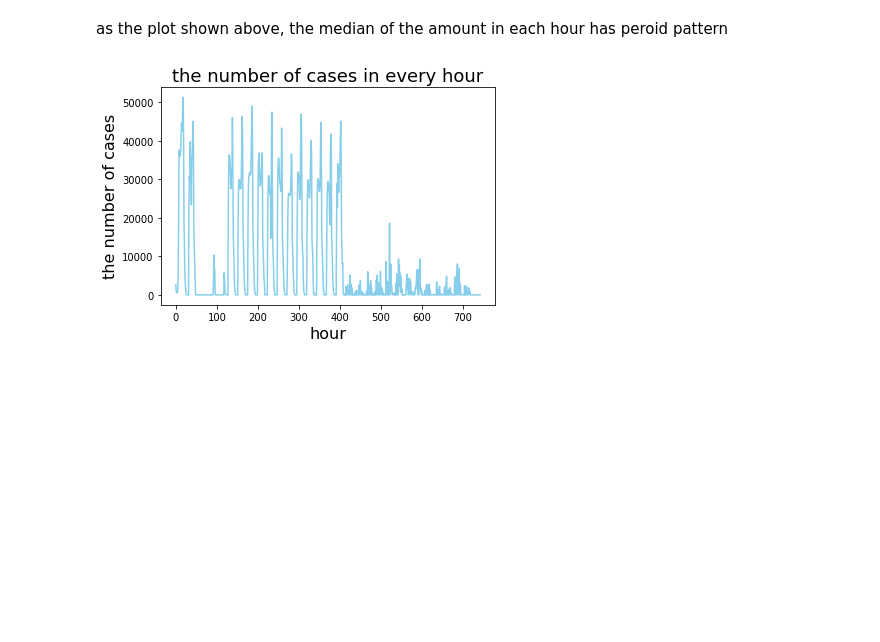
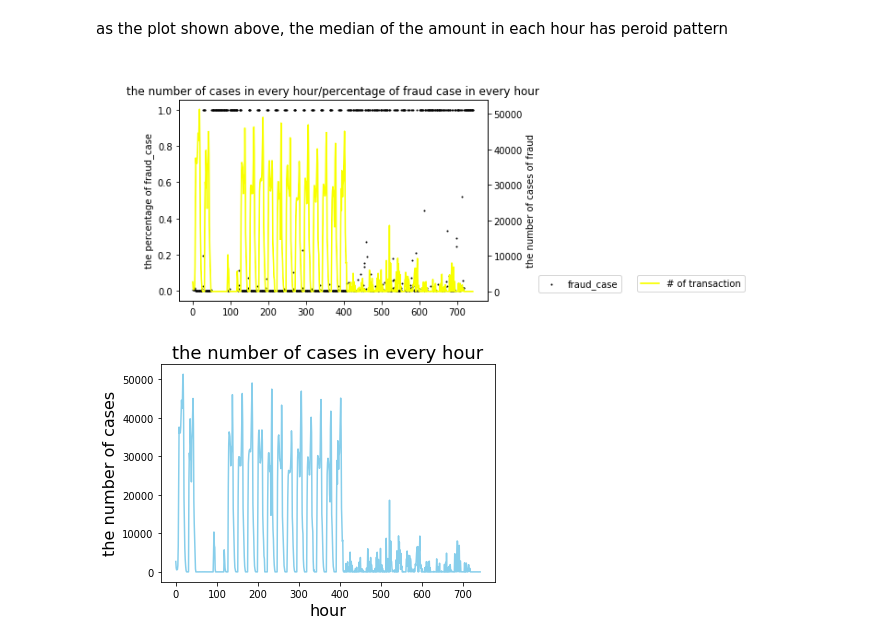
Before and after one commit to rainyuxia0112/Synthetic-Financial-Datasets-For-Fraud-Detection, a Jupyter notebook: exam1.ipynb, the cells around one changed output. Cells and saved outputs as stored; diff of their text form; code cells hidden in the pictures; blank space fills up the shorter version.

```diff
--- a/exam1.ipynb
+++ b/exam1.ipynb
@@ -189,4 +193,8 @@ plt.legend()
 plt.show()
+# %%
+im_final
+# %% [output]
+[figure, added]
 # %%
 # 6 plot amount of transaction cases in every hour
 case = [len(data[data.step == i]) for i in hour]
```
Also changed, not shown: parts of 15 cells of this notebook.
